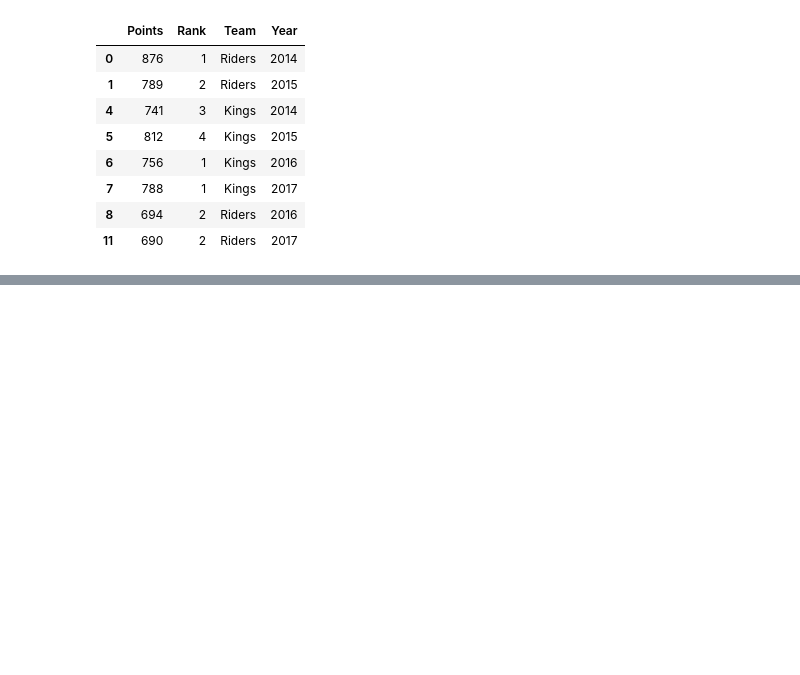
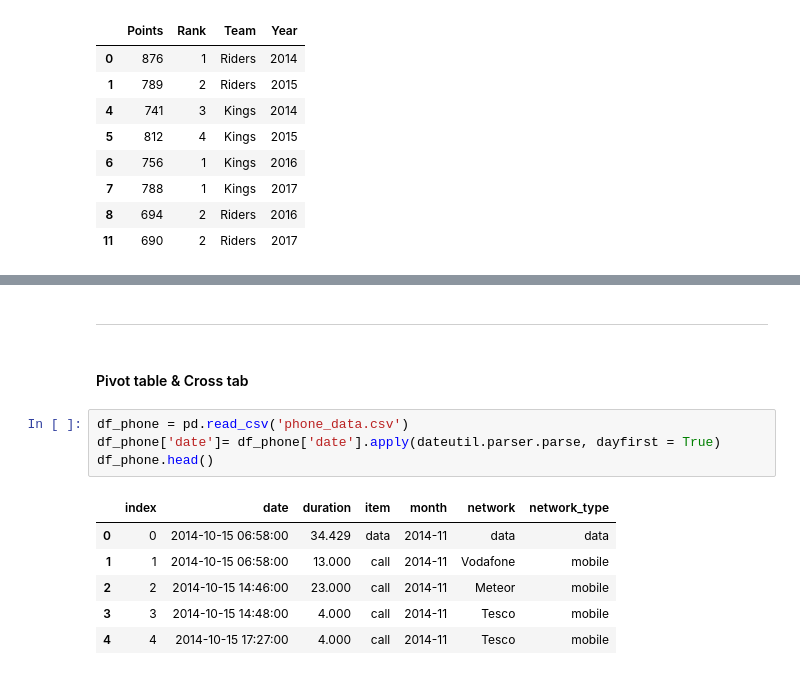
Before and after one commit to Hyundoo-Jin/Machine-Learning, a Jupyter notebook: 교수님 머신러닝/ch4/Pandas.ipynb, the cells around one changed output, grey strips where cells are left out. Saved outputs shown, nothing was run; the diff lists cells and outputs as text; blank space fills up the shorter version.

```diff
--- a/교수님 머신러닝/ch4/Pandas.ipynb
+++ b/교수님 머신러닝/ch4/Pandas.ipynb
@@ -852,0 +883,15 @@ df.groupby('Team').filter(lambda x : x["Points"].mean() > 700)
+# %% [markdown]
+-------------------------------------------
+# %% [markdown]
+#### Pivot table & Cross tab
+# %%
+df_phone = pd.read_csv('phone_data.csv')
+df_phone['date']= df_phone['date'].apply(dateutil.parser.parse, dayfirst = True)
+df_phone.head()
+# %% [output]
+|  | index | date | duration | item | month | network | network_type |
+| 0 | 0 | 2014-10-15 06:58:00 | 34.429 | data | 2014-11 | data | data |
+| 1 | 1 | 2014-10-15 06:58:00 | 13.000 | call | 2014-11 | Vodafone | mobile |
+| 2 | 2 | 2014-10-15 14:46:00 | 23.000 | call | 2014-11 | Meteor | mobile |
+| 3 | 3 | 2014-10-15 14:48:00 | 4.000 | call | 2014-11 | Tesco | mobile |
+| 4 | 4 | 2014-10-15 17:27:00 | 4.000 | call | 2014-11 | Tesco | mobile |
```
Also changed, not shown: parts of 18 cells of this notebook, 1 other file.
